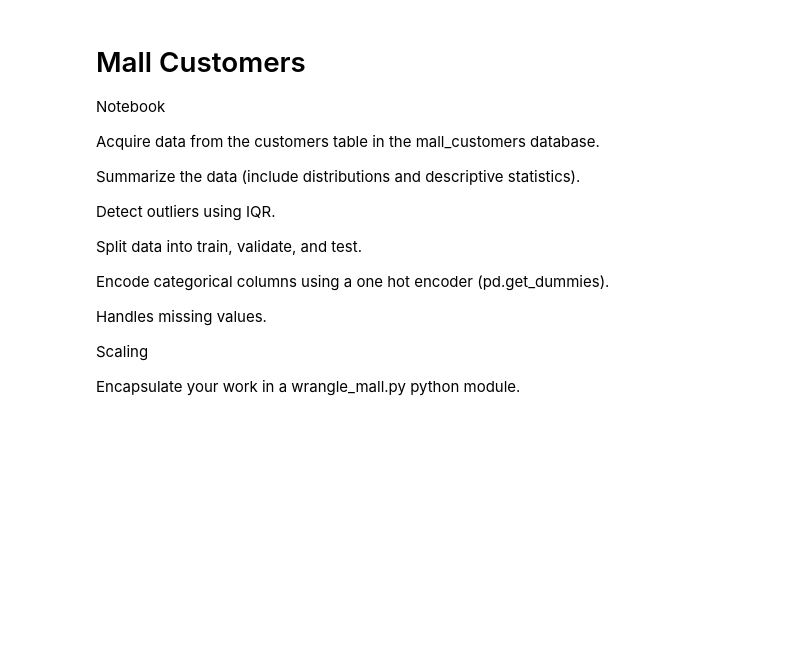
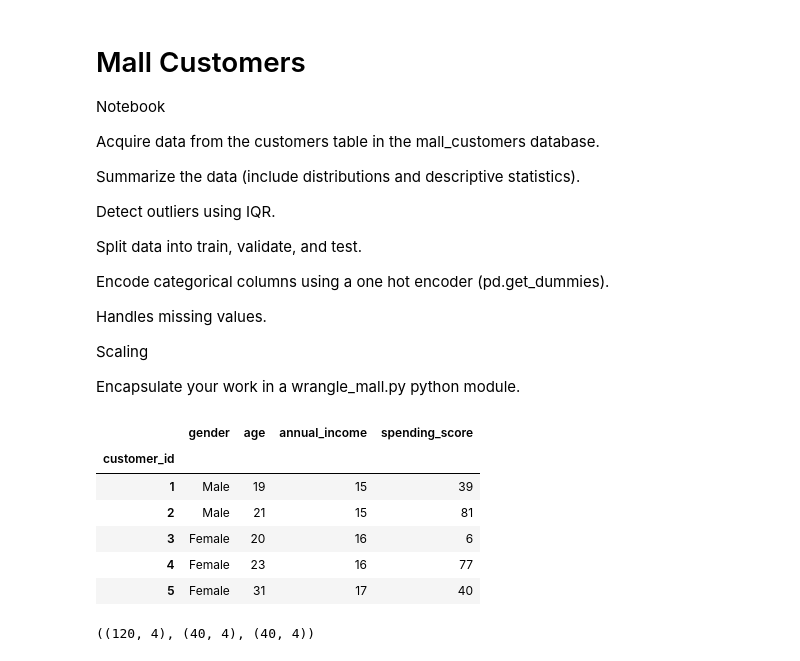
Before and after one commit to cristianibarra1/clustering-exercises, a Jupyter notebook: clustering-exercises.ipynb, the cells around one changed output. Cells and saved outputs as stored; diff of their text form; code cells hidden in the pictures; blank space fills up the shorter version.

```diff
--- a/clustering-exercises.ipynb
+++ b/clustering-exercises.ipynb
@@ -353,0 +369,11 @@ Encapsulate your work in a wrangle_mall.py python module.
+# %%
+df = pd.read_csv('https://gist.githubusercontent.com/ryanorsinger/cc276eea59e8295204d1f581c8da509f/raw/2388559aef7a0700eb31e7604351364b16e99653/mall_customers.csv', index_col="customer_id")
+df.head()
+# %% [output]
+|  | gender | age | annual_income | spending_score |
+| customer_id |  |  |  |  |
+| 1 | Male | 19 | 15 | 39 |
+| 2 | Male | 21 | 15 | 81 |
+| 3 | Female | 20 | 16 | 6 |
+| 4 | Female | 23 | 16 | 77 |
+| 5 | Female | 31 | 17 | 40 |
@@ -353,0 +396,4 @@ Encapsulate your work in a wrangle_mall.py python module.
+# %%
+train.shape,val.shape,test.shape
+# %% [output]
+((120, 4), (40, 4), (40, 4))
```
Also changed, not shown: parts of 4 cells of this notebook, 1 other file.
